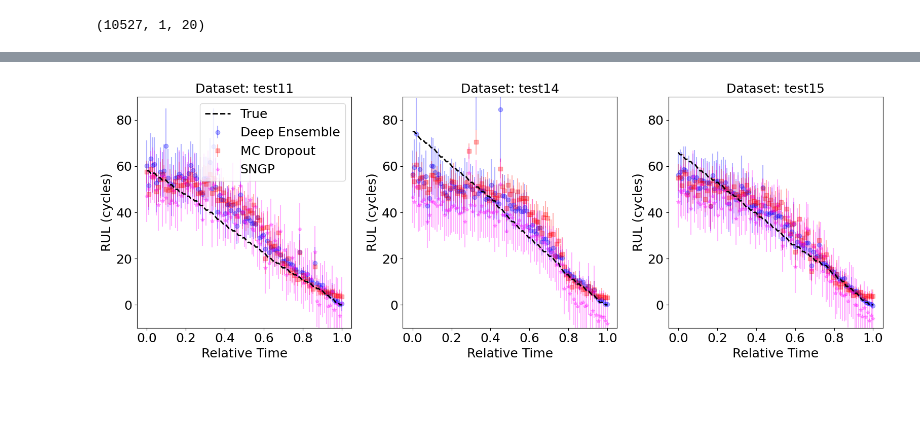
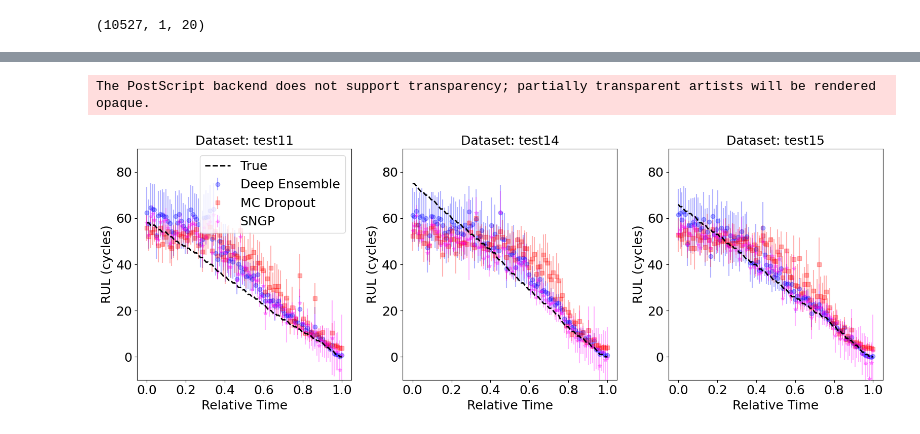
Before and after one commit to VNemani14/UQ_ML_Tutorial, a Jupyter notebook: Case_study_3/results.ipynb, the cells around one changed output, grey strips where cells are left out. Drawn from its saved outputs; the diff is of its cells as text; code cells hidden in the pictures; blank space fills up the shorter version.

```diff
--- a/Case_study_3/results.ipynb
+++ b/Case_study_3/results.ipynb
@@ -210,14 +209,16 @@ niter = 10
 # %%
 fig, ax = plt.subplots(1,3,figsize=(16, 6))
-dataset = [ 'test11', 'test14', 'test15']
+dataset = ['test11', 'test14', 'test15']
 
 # plotting DE and MC
 for myset, myax in zip(range(len(dataset)),ax.flatten()):
 
-    allCI_DE = np.zeros((1000, niter))
-    allCI_MC = np.zeros((1000, niter))
-    allCI_SNGP = np.zeros((1000, niter))
-    for myiter in range(niter):
+    allCI_DE = np.zeros((1000, allresults_DEdf['iteration'].max()+1))
+    allCI_MC = np.zeros((1000, allresults_MCdf['iteration'].max()+1))
+    allCI_SNGP = np.zeros((1000, allresults_SNGPdf['iteration'].max()+1))
+
+    for myiter in range(allresults_MCdf['iteration'].max()+1):
+        print(myiter)
         df = allresults_MCdf.loc[(allresults_MCdf['dataset']==dataset[myset]) &
                                  (allresults_MCdf['iteration']==myiter)]
         exp_CI, CI_MC, ECE = get_confidence_interval(df['True'].values,
@@ -225,13 +226,17 @@ for myset, myax in zip(range(len(dataset)),ax.flatten()):
                                                df['MC_sigma_eff'].values)
         allCI_MC[:,myiter] = CI_MC
 
+
+    for myiter in range(allresults_DEdf['iteration'].max()+1):
+        # Neural Network Ensemble
         df = allresults_DEdf.loc[(allresults_DEdf['dataset']==dataset[myset]) &
                                  (allresults_DEdf['iteration']==myiter)]
-        exp_CI, CI_DE, ECE = get_confidence_interval(df['True'].values,
-                                               df['DE_mu_eff'].values,
-                                               df['DE_sigma_eff'].values)
-        allCI_DE[:,myiter] = CI_DE
+        exp_CI, CI_NN, ECE = get_confidence_interval(df['True'].values,
+                                               df['NN_mu_eff'].values,
+                                               df['NN_sigma_eff'].values)
+        allCI_DE[:,myiter] = CI_NN
 
+    for myiter in range(allresults_SNGPdf['iteration'].max()+1):
         df = allresults_SNGPdf.loc[(allresults_SNGPdf['dataset']==dataset[myset]) &
                                  (allresults_SNGPdf['iteration']==myiter)]
         exp_CI, CI_SNGP, ECE = get_confidence_interval(df['True'].values,
@@ -240,10 +245,11 @@ for myset, myax in zip(range(len(dataset)),ax.flatten()):
         allCI_SNGP[:,myiter] = CI_SNGP
 
 
+
     myax.fill_between(exp_CI,
                 np.mean(allCI_DE, axis = 1)+np.std(allCI_DE, axis = 1),
                 np.mean(allCI_DE, axis = 1)-np.std(allCI_DE, axis = 1),
-                color='blue', alpha = 0.4, linestyle='None', label='Deep Ensemble')
+                color='blue', alpha = 0.4, linestyle='None', label='Neural Network Ensemble')
 
     myax.fill_between(exp_CI,
                 np.mean(allCI_MC, axis = 1)+np.std(allCI_MC, axis = 1),
@@ -268,5 +274,5 @@ for myset, myax in zip(range(len(dataset)),ax.flatten()):
 #         myax.legend(loc='upper center', bbox_to_anchor=(1.0, -1.45), ncol=3, fancybox=True)
 
 plt.tight_layout()
-fig.savefig("figures/calibration_curves.jpg")
+fig.savefig("figures/calibration_curves.eps", format='eps')
 # %% [output]
@@ -301,5 +325,6 @@ df[['dataset', 'rmse', 'nll', 'ece']]
 # %%
 dataset = ['test11', 'test14', 'test15']
+down_factor=100
 
 allresults_DEdf_sorted = allresults_DEdf.loc[allresults_DEdf['iteration']==0]
 allresults_MCdf_sorted = allresults_MCdf.loc[allresults_MCdf['iteration']==0]
@@ -310,48 +335,51 @@ for myset, myax in zip(range(len(dataset)),ax.flatten()):
 
 
     df = allresults_DEdf_sorted.loc[allresults_DEdf_sorted['dataset']==dataset[myset]]
-    down = int(len(df)/100)
+    down = int(len(df)/down_factor)
     df = df.iloc[::down]
     x=np.array([i*500 for i in range(df.shape[0])])
 
     myax.plot(x/max(x), df['True'],
              color='black', linestyle='dashed', linewidth=2, label='True',zorder=4)
 
-    myax.errorbar(x/max(x), df['DE_mu_eff'],
-                 yerr = df['DE_sigma_eff'],
+    myax.errorbar(x/max(x), df['NN_mu_eff'],
+                 yerr = df['NN_sigma_eff'],
                  fmt='o', color='blue', alpha = 0.3, label='Deep Ensemble',zorder=3)
 
+
     df = allresults_MCdf_sorted.loc[allresults_MCdf_sorted['dataset']==dataset[myset]]
-    down = int(len(df)/100)
+    down = int(len(df)/down_factor)
     df = df.iloc[::down]
     x=np.array([i*500 for i in range(df.shape[0])])
     myax.errorbar(x/max(x), df['MC_mu_eff'],
                  yerr = df['MC_sigma_eff'],
                  fmt='s', color='red', alpha = 0.3, label='MC Dropout',zorder=3)
 
+
     df = allresults_SNGPdf_sorted.loc[allresults_SNGPdf_sorted['dataset']==dataset[myset]]
-    down = int(len(df)/100)
+    down = int(len(df)/down_factor)
     df = df.iloc[::down]
     x=np.array([i*500 for i in range(df.shape[0])])
     myax.errorbar(x/max(x), df['SNGP_mu_eff'],
                   yerr = df['SNGP_sigma_eff'],
                       fmt='*', color='magenta', alpha = 0.3, label='SNGP',zorder=3)
 
 
 #    df = allresults_GPdf_sorted.loc[allresults_GPdf_sorted['dataset']==dataset[myset]]
 #    myax.errorbar(range(df.shape[0]), df['GP_mu_eff'],
 #                 yerr = df['GP_sigma_eff'],markersize = 10,
 #                 fmt='*', color='darkgreen', alpha = 0.6, label='Gaussian process')
 
 
     myax.set_title("Dataset: "+ dataset[myset], fontsize=18)
     myax.set_xlabel("Relative Time")
     myax.set_ylabel("RUL (cycles)")
     myax.set_xticks(np.arange(0, 1.2, 0.2))
     myax.set_ylim([-10, 90])
     if myset ==0:
         myax.legend()
 plt.tight_layout()
-fig.savefig("figures/ascending_errors.jpg")
+fig.savefig("figures/ascending_errors.eps",format='eps')
 # %% [output]
+The PostScript backend does not support transparency; partially transparent artists will be rendered opaque.
-[figure, old version]
+[figure, new version]
```
Also changed, not shown: parts of 8 cells of this notebook, 14 other files.
